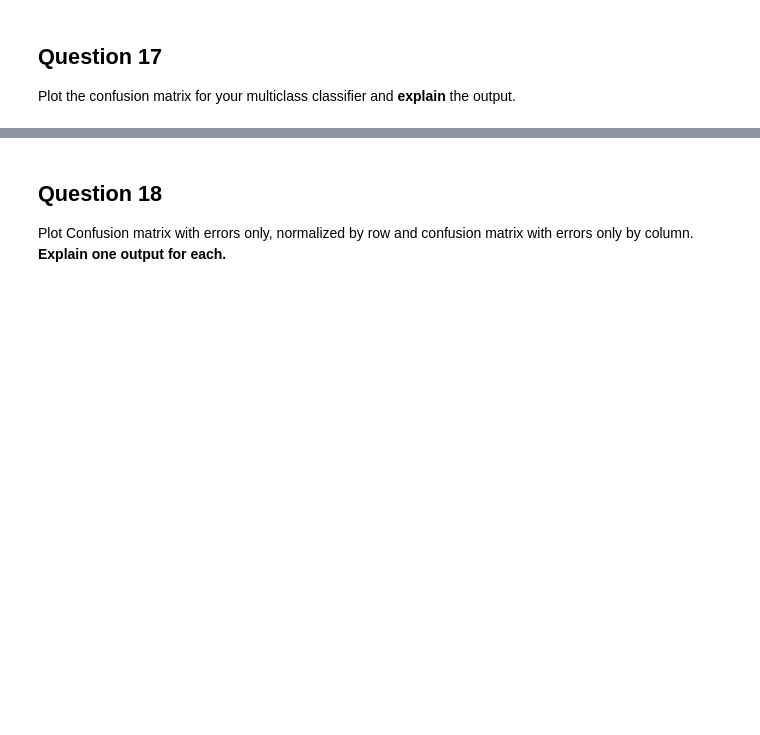
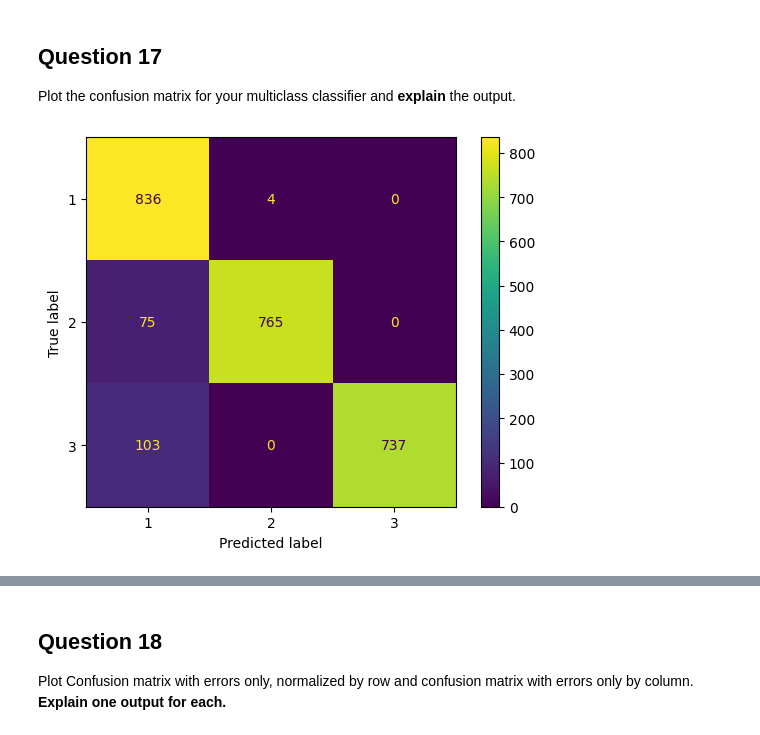
Before and after one commit to RochX/comp486-assignments, a Jupyter notebook: assignment3/assignment3.ipynb, the cells around one changed output, grey strips where cells are left out. Cells and saved outputs as stored; diff of their text form; code cells hidden in the pictures; blank space fills up the shorter version.

```diff
--- a/assignment3/assignment3.ipynb
+++ b/assignment3/assignment3.ipynb
@@ -514,3 +516,11 @@ So for these instances, our multiclassifier correctly predicted all examples.
 Plot the confusion matrix for your multiclass classifier and **explain** the output.
 # %%
 rps_training_predictions = cross_val_predict(sgd_clf_paper, rps_training_predictors, rps_training_labels, cv=5)
+# %%
+from sklearn.metrics import ConfusionMatrixDisplay
+
+ConfusionMatrixDisplay.from_predictions(rps_training_labels, rps_training_predictions)
+
+plt.show()
+# %% [output]
+[figure, added]
```
Also changed, not shown: parts of 28 cells of this notebook.
